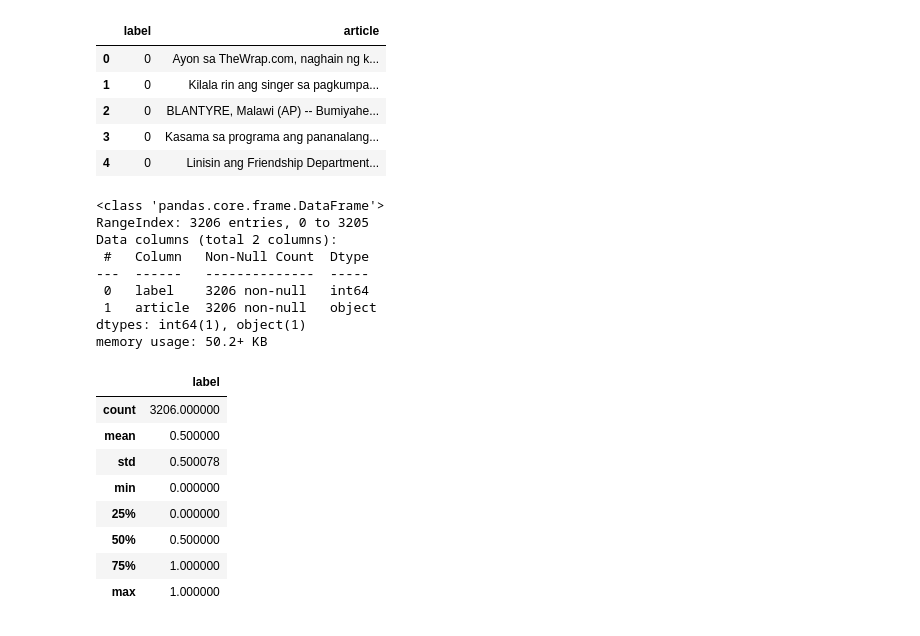
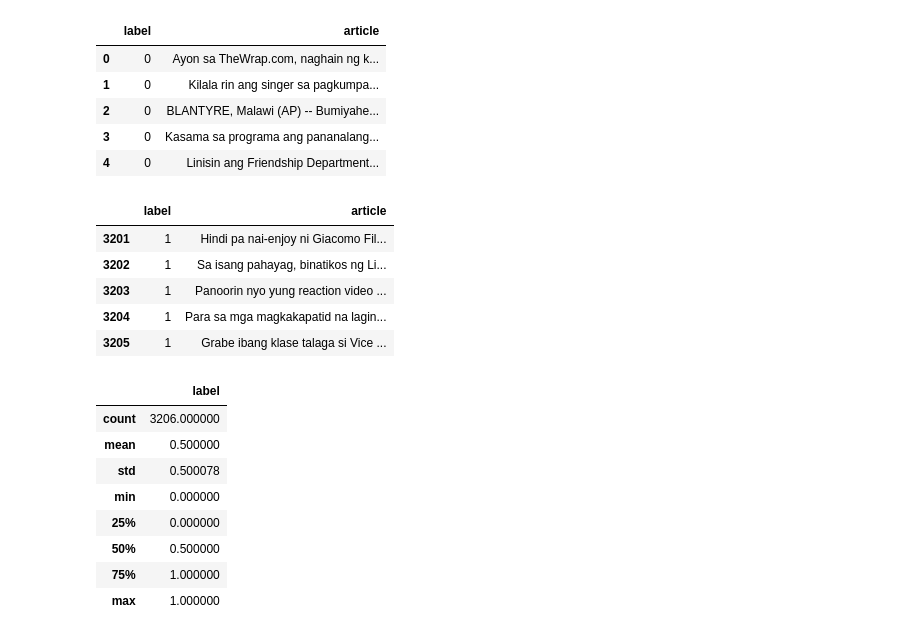
Before and after one commit to mart-anthony-stark/Machine-Learning-and-Deep-Learning, a Jupyter notebook: Fake_News_Detection_PH.ipynb, the cells around one changed output. Cells and saved outputs as stored; diff of their text form; code cells hidden in the pictures.

```diff
--- a/Fake_News_Detection_PH.ipynb
+++ b/Fake_News_Detection_PH.ipynb
@@ -14,17 +18,14 @@ df.head()
 | 3 | 0 | Kasama sa programa ang pananalang... |
 | 4 | 0 | Linisin ang Friendship Department... |
 # %%
-df.info()
+df.tail()
 # %% [output]
-<class 'pandas.core.frame.DataFrame'>
-RangeIndex: 3206 entries, 0 to 3205
-Data columns (total 2 columns):
- #   Column   Non-Null Count  Dtype
----  ------   --------------  -----
- 0   label    3206 non-null   int64
- 1   article  3206 non-null   object
-dtypes: int64(1), object(1)
-memory usage: 50.2+ KB
+|  | label | article |
+| 3201 | 1 | Hindi pa nai-enjoy ni Giacomo Fil... |
+| 3202 | 1 | Sa isang pahayag, binatikos ng Li... |
+| 3203 | 1 | Panoorin nyo yung reaction video ... |
+| 3204 | 1 | Para sa mga magkakapatid na lagin... |
+| 3205 | 1 | Grabe ibang klase talaga si Vice ... |
 # %%
 df.describe()
 # %% [output]
```
Also changed, not shown: parts of 14 cells of this notebook.
